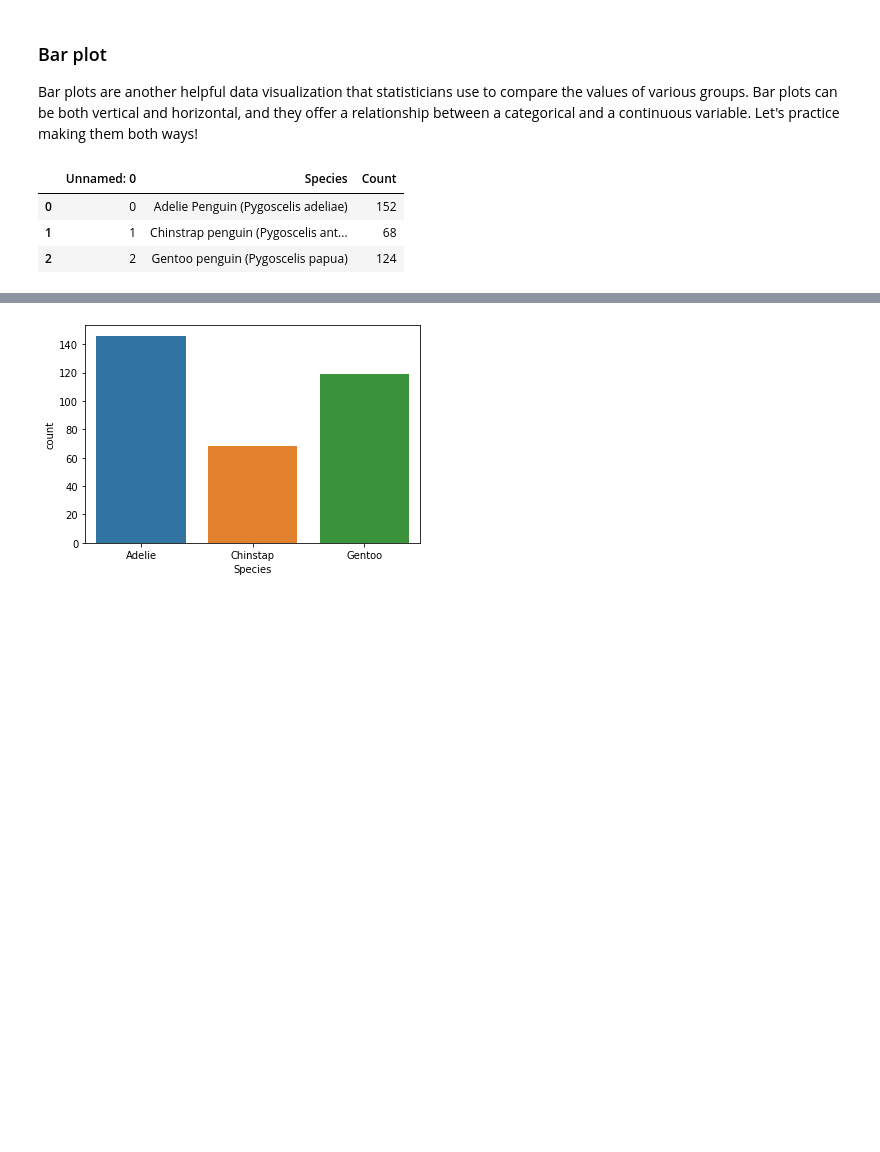
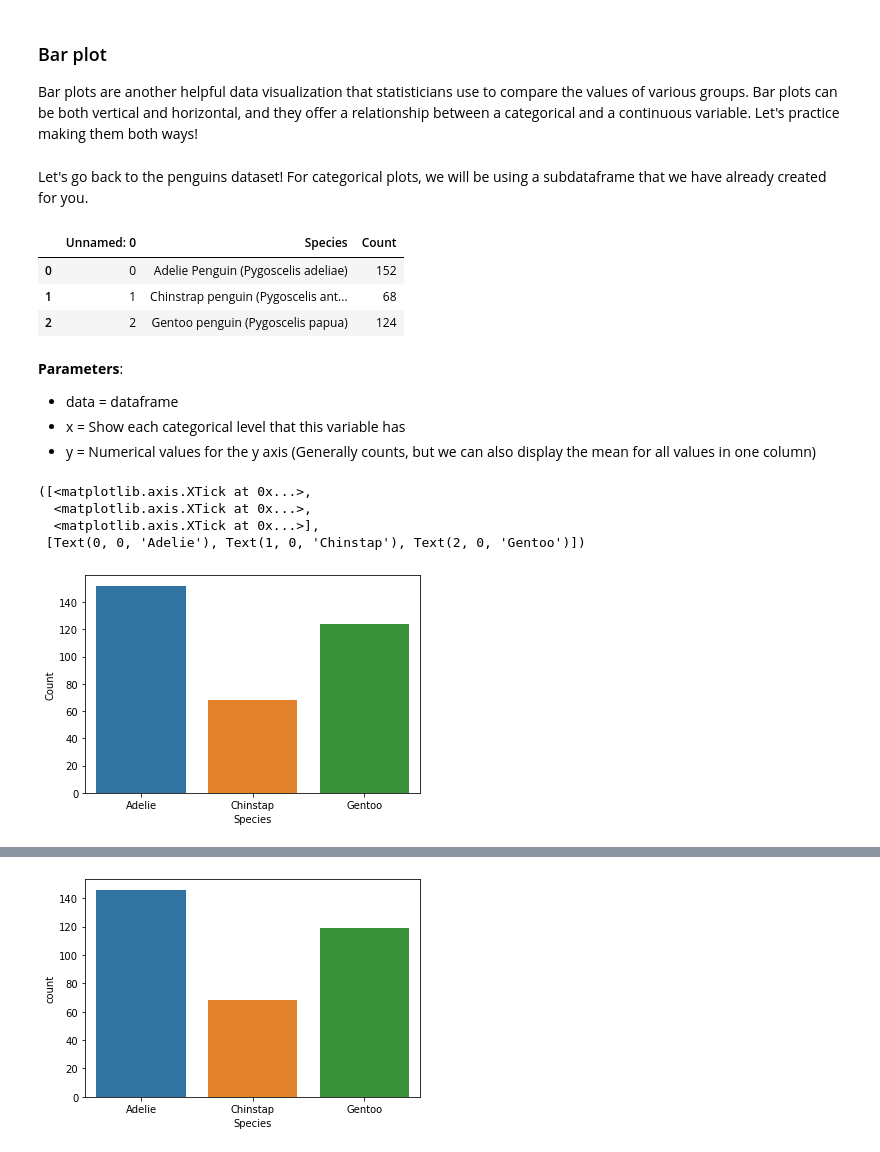
Before and after one commit to vnguyen24/SURF2022, a Jupyter notebook: Session2/Teaching2.ipynb, the cells around one changed output, grey strips where cells are left out. Saved outputs shown, nothing was run; the diff lists cells and outputs as text; code cells hidden in the pictures; blank space fills up the shorter version.

```diff
--- a/Session2/Teaching2.ipynb
+++ b/Session2/Teaching2.ipynb
@@ -309,6 +319,8 @@ plt.show()
 # %% [markdown]
 ### Bar plot
 Bar plots are another helpful data visualization that statisticians use to compare the values of various groups. Bar plots can be both vertical and horizontal, and they offer a relationship between a categorical and a continuous variable. Let's practice making them both ways!
+# %% [markdown]
+Let's go back to the penguins dataset! For categorical plots, we will be using a subdataframe that we have already created for you.
 # %%
 # Add libraries
 import matplotlib.pyplot as plt
@@ -322,3 +334,18 @@ species_counts.head()
 | 0 | 0 | Adelie Penguin (Pygoscelis adeliae) | 152 |
 | 1 | 1 | Chinstrap penguin (Pygoscelis ant... | 68 |
 | 2 | 2 | Gentoo penguin (Pygoscelis papua) | 124 |
+# %% [markdown]
+**Parameters**:
+* data = dataframe
+* x = Show each categorical level that this variable has
+* y = Numerical values for the y axis (Generally counts, but we can also display the mean for all values in one column)
+# %%
+sns.barplot(data = species_counts, x = "Species", y ="Count")
+plt.xticks([0,1,2],["Adelie", "Chinstap", "Gentoo"])
+plt.show()
+# %% [output]
+([<matplotlib.axis.XTick at 0x...>,
+  <matplotlib.axis.XTick at 0x...>,
+  <matplotlib.axis.XTick at 0x...>],
+ [Text(0, 0, 'Adelie'), Text(1, 0, 'Chinstap'), Text(2, 0, 'Gentoo')])
+[figure, added]
```
Also changed, not shown: parts of 22 cells of this notebook.
